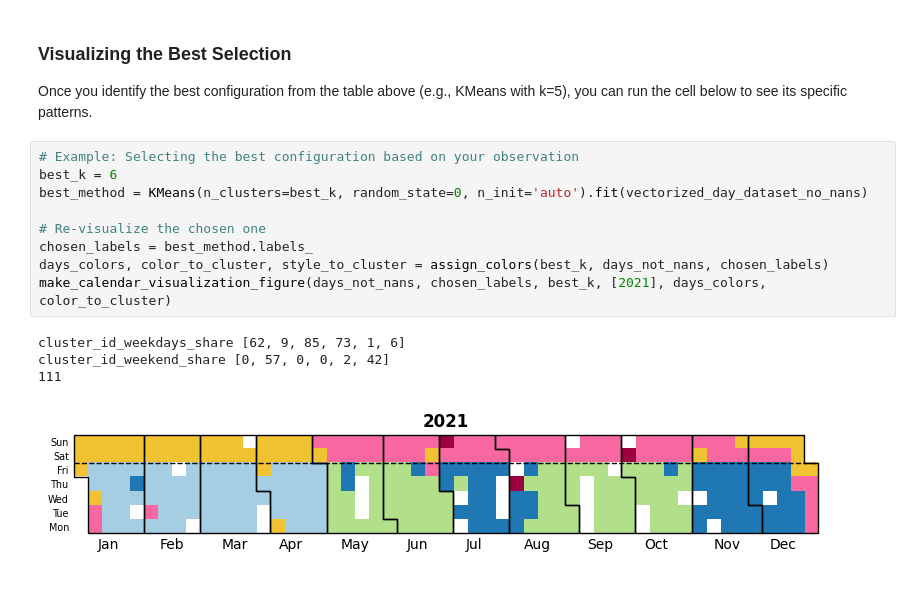
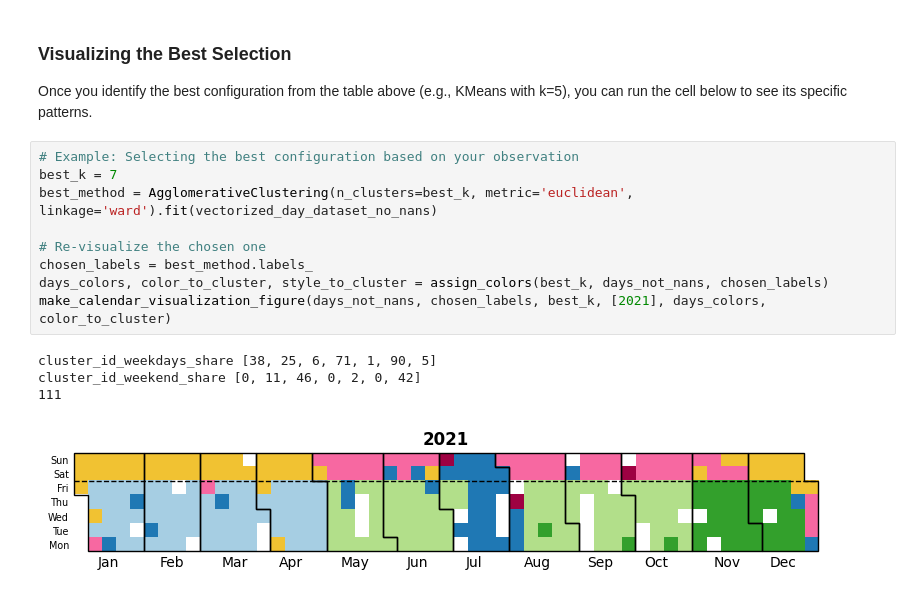
Before and after one commit to martinroth25/ai_transportation_course, a Jupyter notebook: Exercise_5_Clustering/exercise_5_clustering.ipynb, the cells around one changed output. Drawn from its saved outputs; the diff is of its cells as text.

```diff
--- a/Exercise_5_Clustering/exercise_5_clustering.ipynb
+++ b/Exercise_5_Clustering/exercise_5_clustering.ipynb
@@ -1069,15 +1069,15 @@ plt.show()
 Once you identify the best configuration from the table above (e.g., KMeans with k=5), you can run the cell below to see its specific patterns.
 # %%
 # Example: Selecting the best configuration based on your observation
-best_k = 6
-best_method = KMeans(n_clusters=best_k, random_state=0, n_init='auto').fit(vectorized_day_dataset_no_nans)
+best_k = 7
+best_method = AgglomerativeClustering(n_clusters=best_k, metric='euclidean', linkage='ward').fit(vectorized_day_dataset_no_nans)
 
 # Re-visualize the chosen one
 chosen_labels = best_method.labels_
 days_colors, color_to_cluster, style_to_cluster = assign_colors(best_k, days_not_nans, chosen_labels)
 make_calendar_visualization_figure(days_not_nans, chosen_labels, best_k, [2021], days_colors, color_to_cluster)
 # %% [output]
-cluster_id_weekdays_share [62, 9, 85, 73, 1, 6]
-cluster_id_weekend_share [0, 57, 0, 0, 2, 42]
+cluster_id_weekdays_share [38, 25, 6, 71, 1, 90, 5]
+cluster_id_weekend_share [0, 11, 46, 0, 2, 0, 42]
 111
-[figure, old version]
+[figure, new version]
```
Also changed, not shown: parts of 2 cells of this notebook.
